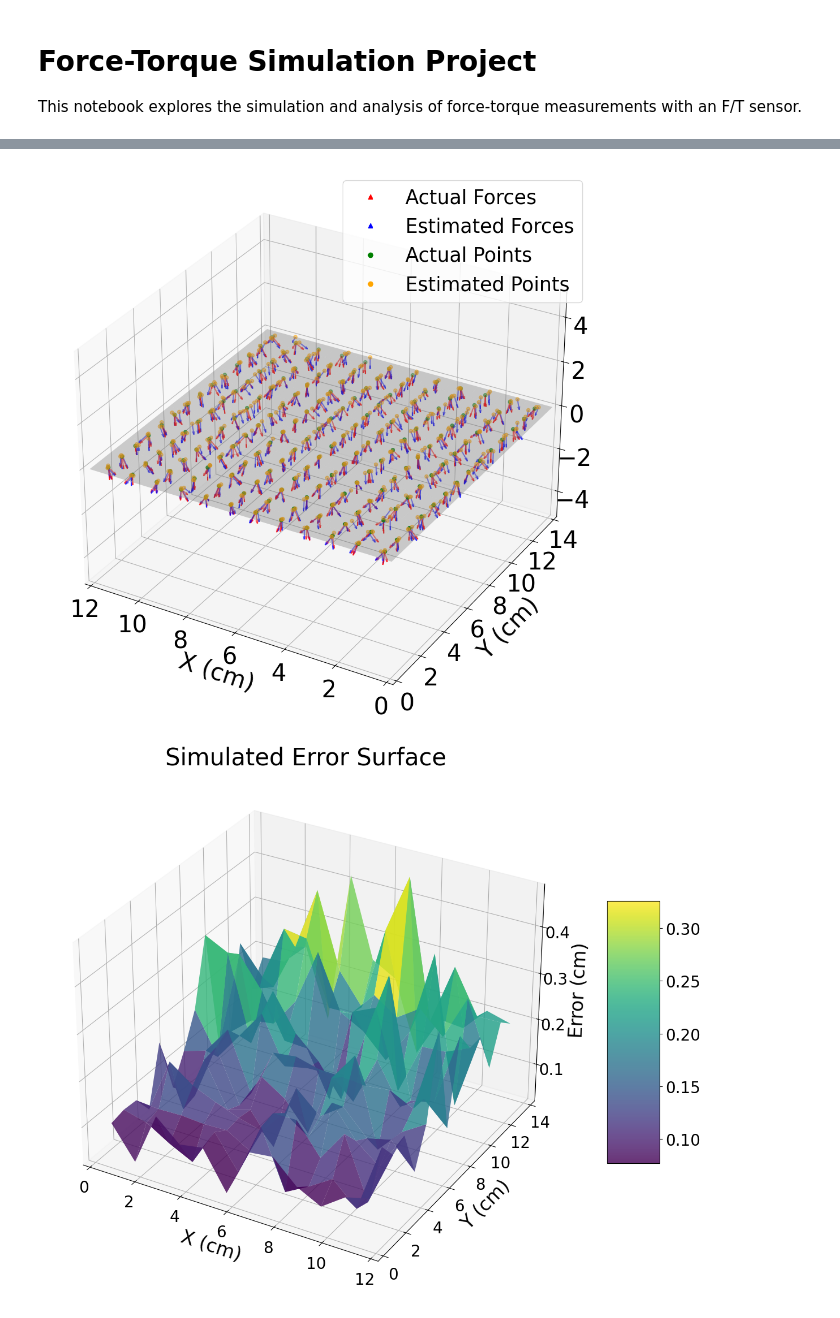
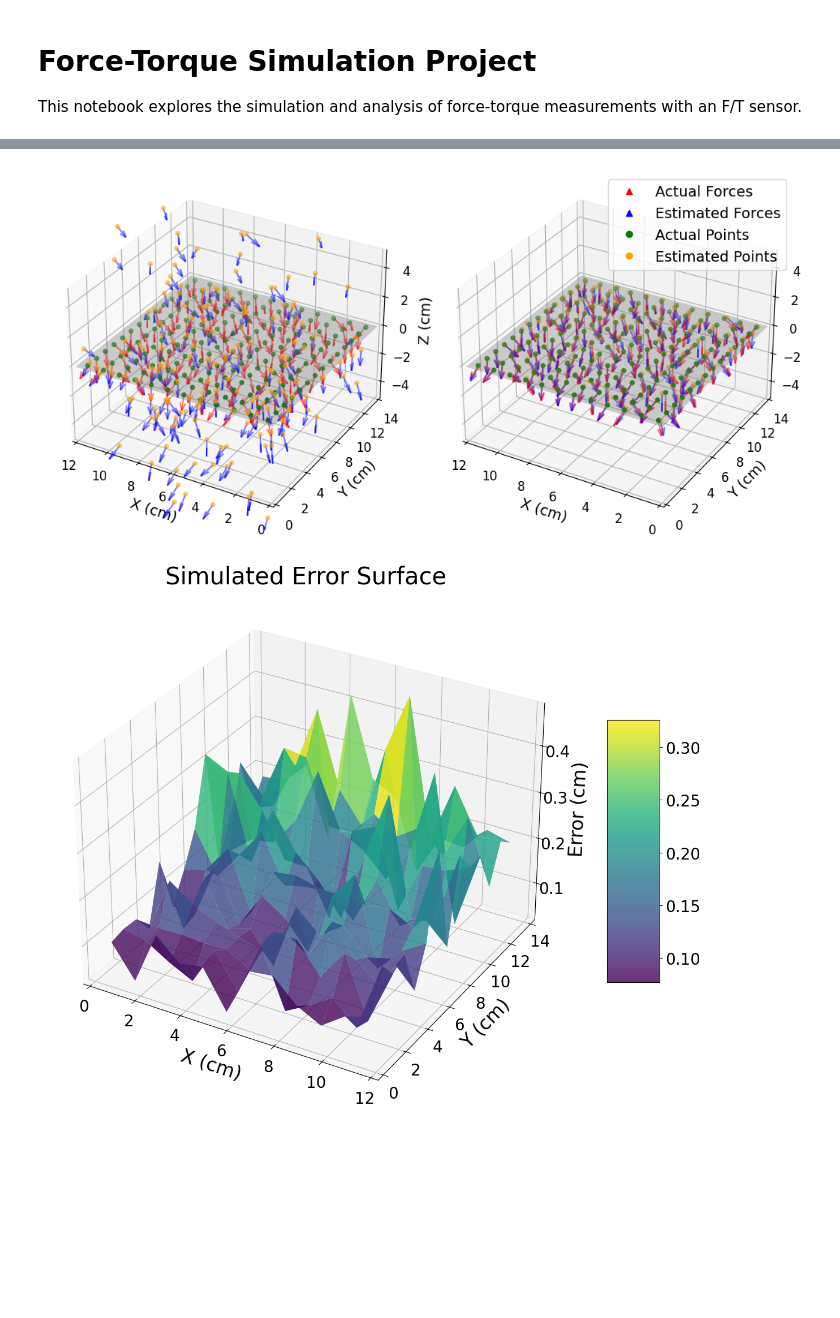
Before and after one commit to rayangdn/virtual_tactile_pad, a Jupyter notebook: ros_ws/src/virtual_tactile_pad/utils/ft_experiments/ft_simulation.ipynb, the cells around one changed output, grey strips where cells are left out. Saved outputs shown, nothing was run; the diff lists cells and outputs as text; code cells hidden in the pictures; blank space fills up the shorter version.

```diff
--- a/ros_ws/src/virtual_tactile_pad/utils/ft_experiments/ft_simulation.ipynb
+++ b/ros_ws/src/virtual_tactile_pad/utils/ft_experiments/ft_simulation.ipynb
@@ -330,5 +330,5 @@ Max Error: 0.6988
 # %%
-def plot_forces_and_positions_3d(ax, grid_points, actual_forces, estimated_forces, estimated_positions, grid_size=(12, 14), title=""):
+def plot_forces_and_positions_3d(ax, grid_points, actual_forces, estimated_forces, estimated_positions, grid_size=(12, 14), title="", lgend=True, z=True):
     # Plot the grid surface
     xx, yy = np.meshgrid(np.linspace(0, grid_size[0], grid_size[0]+1),
                          np.linspace(0, grid_size[1], grid_size[1]+1))
@@ -338,34 +338,35 @@ def plot_forces_and_positions_3d(ax, grid_points, actual_forces, estimated_force
     for point, forces in zip(grid_points, actual_forces):
         for force in forces:
             ax.quiver(point[0], point[1], point[2], force[0], force[1], force[2],
-                      color='r', length=0.5, normalize=True, arrow_length_ratio=0.3, alpha=0.5)
+                      color='r', length=1.1, normalize=True, arrow_length_ratio=0.5, alpha=0.5)
 
     # Plot estimated forces as blue arrows
     for point, forces in zip(estimated_positions, estimated_forces):
         for pos, force in zip(point, forces):
             ax.quiver(pos[0], pos[1], pos[2], force[0], force[1], force[2],
-                      color='b', length=0.5, normalize=True, arrow_length_ratio=0.3, alpha=0.5)
+                      color='b', length=1.1, normalize=True, arrow_length_ratio=0.5, alpha=0.5)
 
     # Plot actual grid points
     ax.scatter(grid_points[:, 0], grid_points[:, 1], grid_points[:, 2],
-               color='green', s=20, label='Actual Points')
+               color='green', s=15, label='Actual Points')
 
     # Plot estimated positions
     estimated_positions_flat = estimated_positions.reshape(-1, 3)
     ax.scatter(estimated_positions_flat[:, 0], estimated_positions_flat[:, 1], estimated_positions_flat[:, 2],
-               color='orange', s=20, label='Estimated Points', alpha=0.5)
+               color='orange', s=15, label='Estimated Points', alpha=0.5)
 
     # Set labels and title
-    ax.set_xlabel('X (cm)', fontsize=30, labelpad=15)
-    ax.set_ylabel('Y (cm)', fontsize=30, labelpad=15)
-    #ax.set_zlabel('Z (cm)', fontsize=30, labelpad=15)
+    ax.set_xlabel('X (cm)', fontsize=14)
+    ax.set_ylabel('Y (cm)', fontsize=14)
+    if(z):
+        ax.set_zlabel('Z (cm)', fontsize=14)
 
 
     plt.title(title, fontsize=30)
     # Increase tick label size
-    ax.tick_params(axis='x', labelsize=30)
-    ax.tick_params(axis='y', labelsize=30)
-    ax.tick_params(axis='z', labelsize=30)
+    ax.tick_params(axis='x', labelsize=12)
+    ax.tick_params(axis='y', labelsize=12)
+    ax.tick_params(axis='z', labelsize=12)
     # Set axis limits
     ax.set_xlim(0, grid_size[0])
     ax.set_ylim(0, grid_size[1])
@@ -377,9 +378,9 @@ def plot_forces_and_positions_3d(ax, grid_points, actual_forces, estimated_force
     estimated_arrow_proxy = plt.Line2D([0], [0], linestyle="none", c='b', marker='^')
     actual_point_proxy = plt.Line2D([0], [0], linestyle="none", c='green', marker='o')
     estimated_point_proxy = plt.Line2D([0], [0], linestyle="none", c='orange', marker='o')
-    plt.legend([actual_arrow_proxy, estimated_arrow_proxy, actual_point_proxy, estimated_point_proxy],
-               ["Actual Forces", "Estimated Forces", "Actual Points", "Estimated Points"], numpoints=1, fontsize=25)
-
+    if lgend:
+        plt.legend([actual_arrow_proxy, estimated_arrow_proxy, actual_point_proxy, estimated_point_proxy],
+                   ["Actual Forces", "Estimated Forces", "Actual Points", "Estimated Points"], numpoints=1, fontsize=14, bbox_to_anchor=(1, 1), loc='upper right')
     ax.grid(True)
 # %%
 fig = plt.figure(figsize=(22, 12))
@@ -404,22 +405,22 @@ plt.show()
 # %%
-fig = plt.figure(figsize=(10, 10))
+fig = plt.figure(figsize=(21, 10))
 
-# # Pinv method plot
-# ax1 = fig.add_subplot(111, projection='3d')
-# plot_forces_and_positions_3d(ax1, grid_points, actual_forces, estimated_forces, estimated_positions_pinv,
-#                    grid_size)
+# Pinv method plot
+ax1 = fig.add_subplot(221, projection='3d')
+plot_forces_and_positions_3d(ax1, grid_points, actual_forces, estimated_forces, estimated_positions_pinv,
+                   grid_size, "", False, True)
 
 # Constrained method plot
-ax2 = fig.add_subplot(111, projection='3d')
+ax2 = fig.add_subplot(211, projection='3d')
 plot_forces_and_positions_3d(ax2, grid_points, actual_forces, estimated_forces, estimated_positions_constrained,
-                   grid_size)
+                   grid_size, "", True, False)
 
 plt.tight_layout()
-fig.savefig('../../img/projection2.png', dpi=600, bbox_inches='tight', format='png')
+fig.savefig('../../img/projection.png', dpi=600, bbox_inches='tight', format='png')
 
 plt.show()
 # %% [output]
-[figure, old version]
+[figure, new version]
 # %%
 def plot_error_3d(ax, errors, grid_size=(12, 14), title="None"):
     # Calculate average error for each grid point
```
Also changed, not shown: parts of 6 cells of this notebook, 3 other files.
